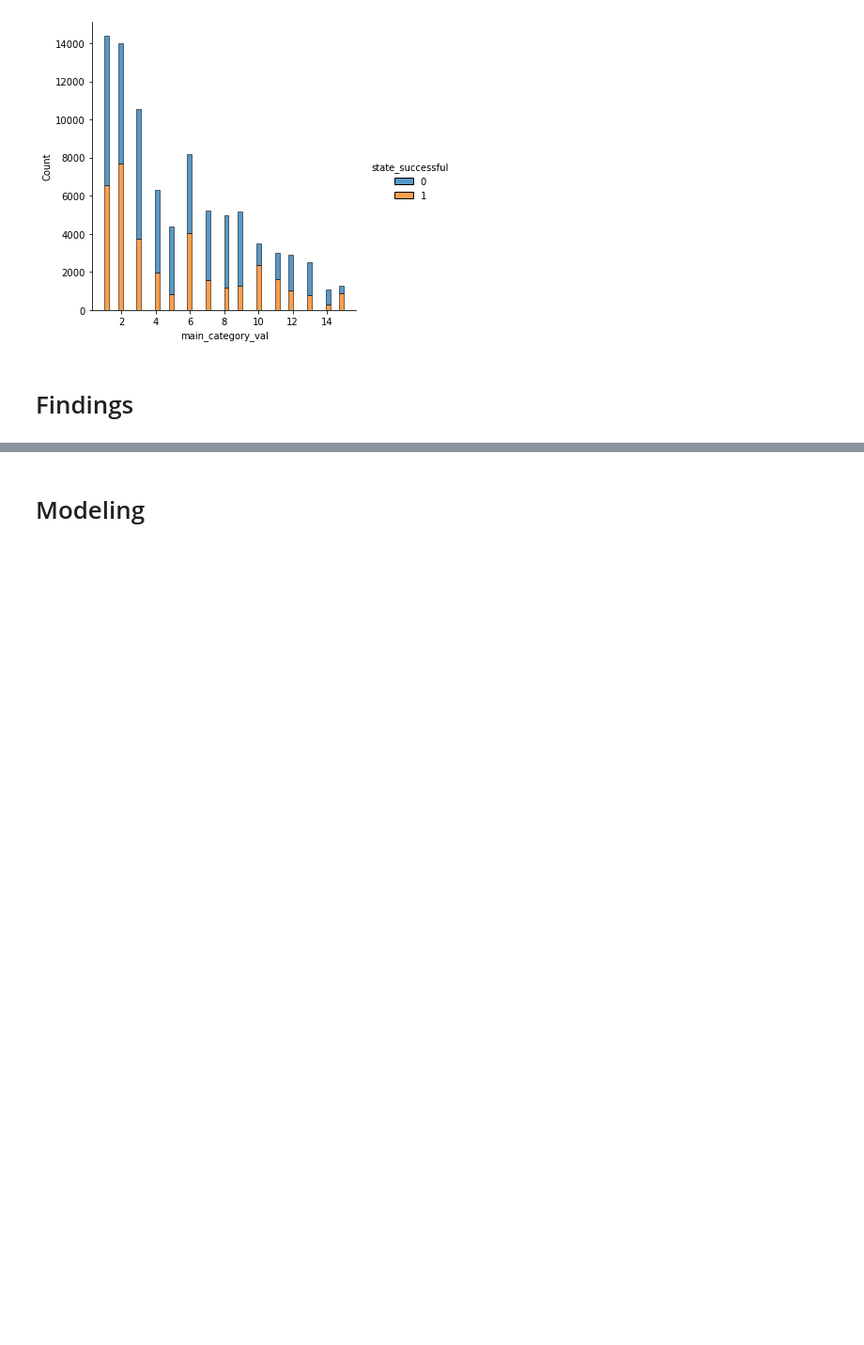
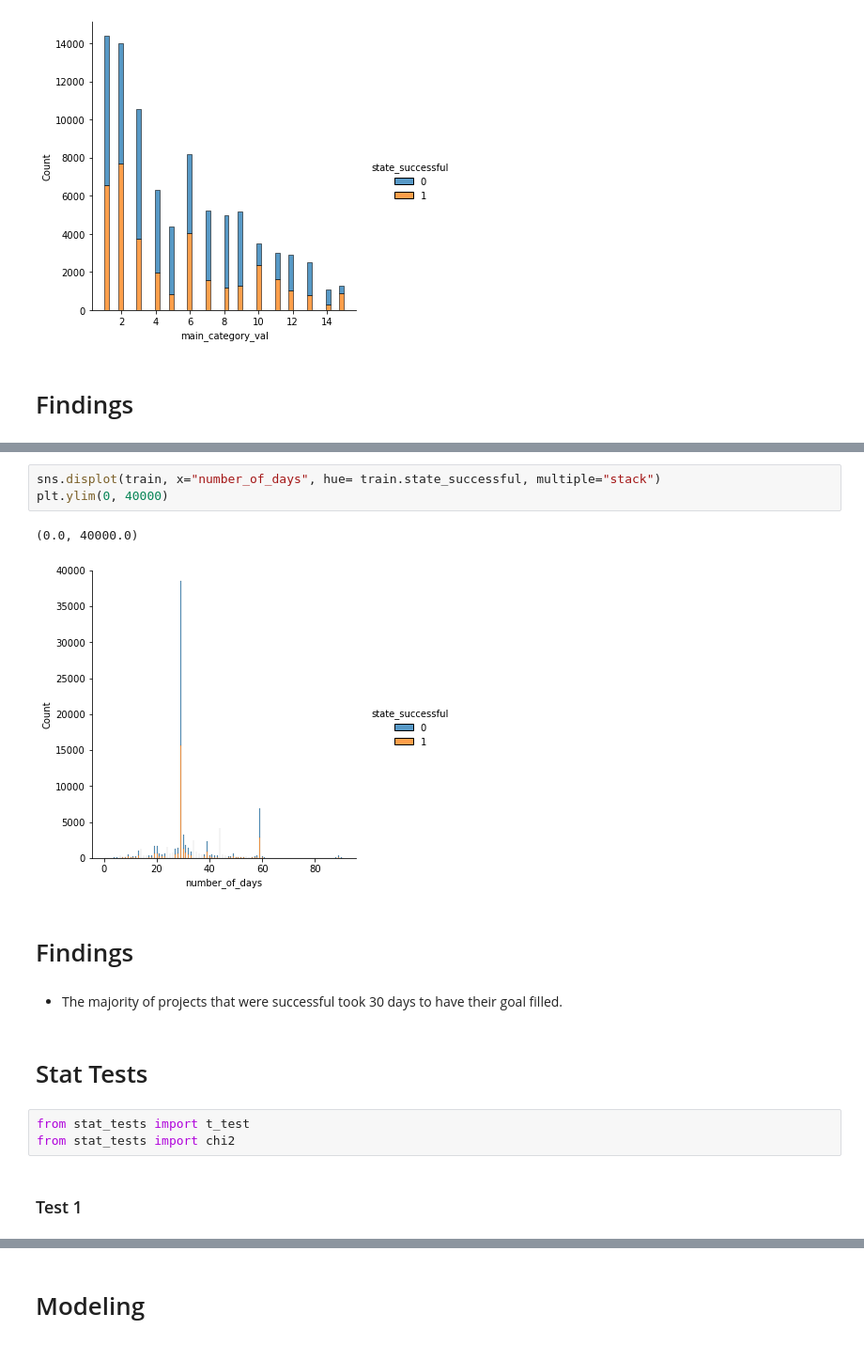
Before and after one commit to ljackson707/kick_starter_project, a Jupyter notebook: final_kickstart.ipynb, the cells around one changed output, grey strips where cells are left out. Shown at 94% size. Drawn from its saved outputs; the diff is of its cells as text; blank space fills up the shorter version.

```diff
--- a/final_kickstart.ipynb
+++ b/final_kickstart.ipynb
@@ -550,0 +559,17 @@ sns.displot(train, x="main_category_val", hue= train.state_successful, multiple=
+# %%
+sns.displot(train, x="number_of_days", hue= train.state_successful, multiple="stack")
+plt.ylim(0, 40000)
+# %% [output]
+(0.0, 40000.0)
+[figure, added]
+# %% [markdown]
+# Findings
+# %% [markdown]
+- The majority of projects that were successful took 30 days to have their goal filled.
+# %% [markdown]
+# Stat Tests
+# %%
+from stat_tests import t_test
+from stat_tests import chi2
+# %% [markdown]
+### Test 1
```
Also changed, not shown: parts of 38 cells of this notebook, 2 other files.
